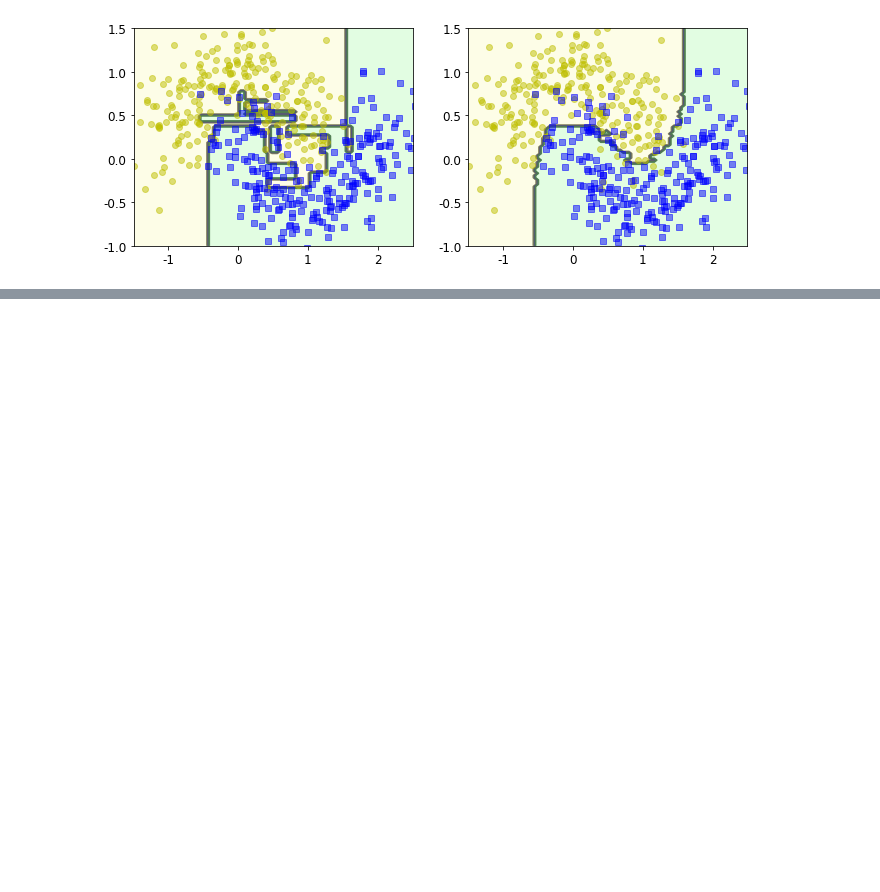
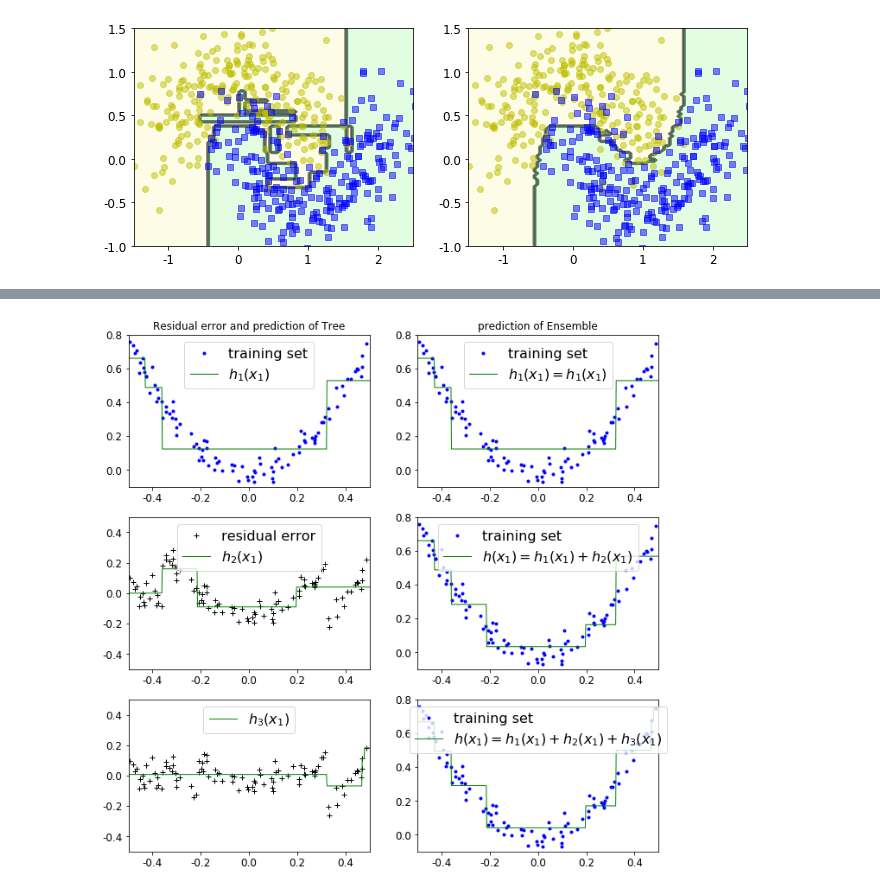
Before and after one commit to feud72/hands_on_ml, a Jupyter notebook: Chapter 7 앙상블 학습과 랜덤 포레스트.ipynb, the cells around one changed output, grey strips where cells are left out. Drawn from its saved outputs; the diff is of its cells as text; code cells hidden in the pictures; blank space fills up the shorter version.

```diff
--- a/Chapter 7 앙상블 학습과 랜덤 포레스트.ipynb
+++ b/Chapter 7 앙상블 학습과 랜덤 포레스트.ipynb
@@ -165,0 +311,9 @@ plt.show()
+# %%
+from sklearn.tree import DecisionTreeRegressor
+
+tree_reg1 = DecisionTreeRegressor(max_depth=2, random_state=42)
+tree_reg1.fit(X, y)
+
+y2 = y - tree_reg1.predict(X)
+tree_reg2 = DecisionTreeRegressor(max_depth=2, random_state=42)
+tree_reg2.fit(X, y2)
@@ -165,0 +326,4 @@ plt.show()
+# %%
+y3 = y2 - tree_reg2.predict(X)
+tree_reg3 = DecisionTreeRegressor(max_depth=2, random_state=42)
+tree_reg3.fit(X, y3)
@@ -165,0 +336,6 @@ plt.show()
+# %%
+X_new = np.array([[0.8]])
+
+y_pred = sum(tree.predict(X_new) for tree in (tree_reg1,
+                                              tree_reg2,
+                                              tree_reg3))
@@ -165,0 +346,62 @@ plt.show()
+# %%
+def plot_predictions(regressors, X, y, axes,
+                     label=None,
+                     style="r-",
+                     data_style="b.",
+                     data_label=None):
+    x1 = np.linspace(axes[0], axes[1], 500)
+    y_pred = sum(regressor.predict(x1.reshape(-1, 1)) for regressor in regressors)
+    plt.plot(X[:, 0], y, data_style, label=data_label)
+    plt.plot(x1, y_pred, style, linewidth=1, label=label)
+    if label or data_label:
+        plt.legend(loc="upper center", fontsize=16)
+    plt.axis(axes)
+
+plt.figure(figsize=(11,11))
+
+plt.subplot(321)
+plot_predictions([tree_reg1],
+                 X, y, axes=[-0.5, 0.5, -0.1, 0.8],
+                 label="$h_1(x_1)$",
+                 style="g-",
+                 data_label="training set")
+plt.title("Residual error and prediction of Tree")
+
+plt.subplot(322)
+plot_predictions([tree_reg1],
+                 X, y, axes=[-0.5, 0.5, -0.1, 0.8],
+                 label="$h_1(x_1) = h_1(x_1)$",
+                 style="g-",
+                 data_label="training set")
+plt.title("prediction of Ensemble")
+
+plt.subplot(323)
+plot_predictions([tree_reg2],
+                 X, y2, axes=[-0.5, 0.5, -0.5, 0.5],
+                 label="$h_2(x_1)$",
+                 style="g-",
+                 data_style="k+",
+                 data_label="residual error")
+
+plt.subplot(324)
+plot_predictions([tree_reg1, tree_reg2],
+                 X, y, axes=[-0.5, 0.5, -0.1, 0.8],
+                 label="$h(x_1) = h_1(x_1) + h_2(x_1)$",
+                 style="g-",
+                 data_label="training set")
+
+plt.subplot(325)
+plot_predictions([tree_reg3],
+                 X, y3, axes=[-0.5, 0.5, -0.5, 0.5],
+                 label="$h_3(x_1)$",
+                 style="g-",
+                 data_style="k+")
+
+plt.subplot(326)
+plot_predictions([tree_reg1, tree_reg2, tree_reg3],
+                 X, y, axes=[-0.5, 0.5, -0.1, 0.8],
+                 label="$h(x_1) = h_1(x_1) + h_2(x_1) + h_3(x_1)$",
+                 style="g-",
+                 data_label="training set")
+# %% [output]
+[figure, added]
```
Also changed, not shown: parts of 31 cells of this notebook, 2 other files.
